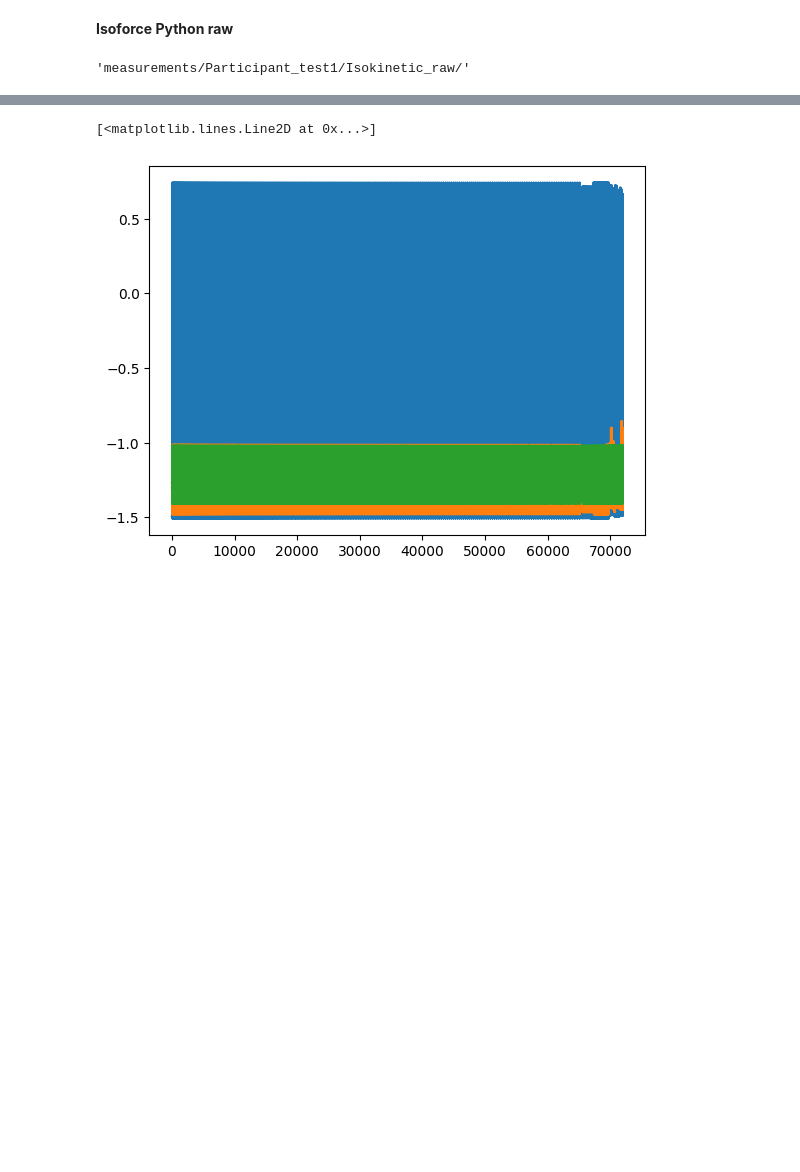
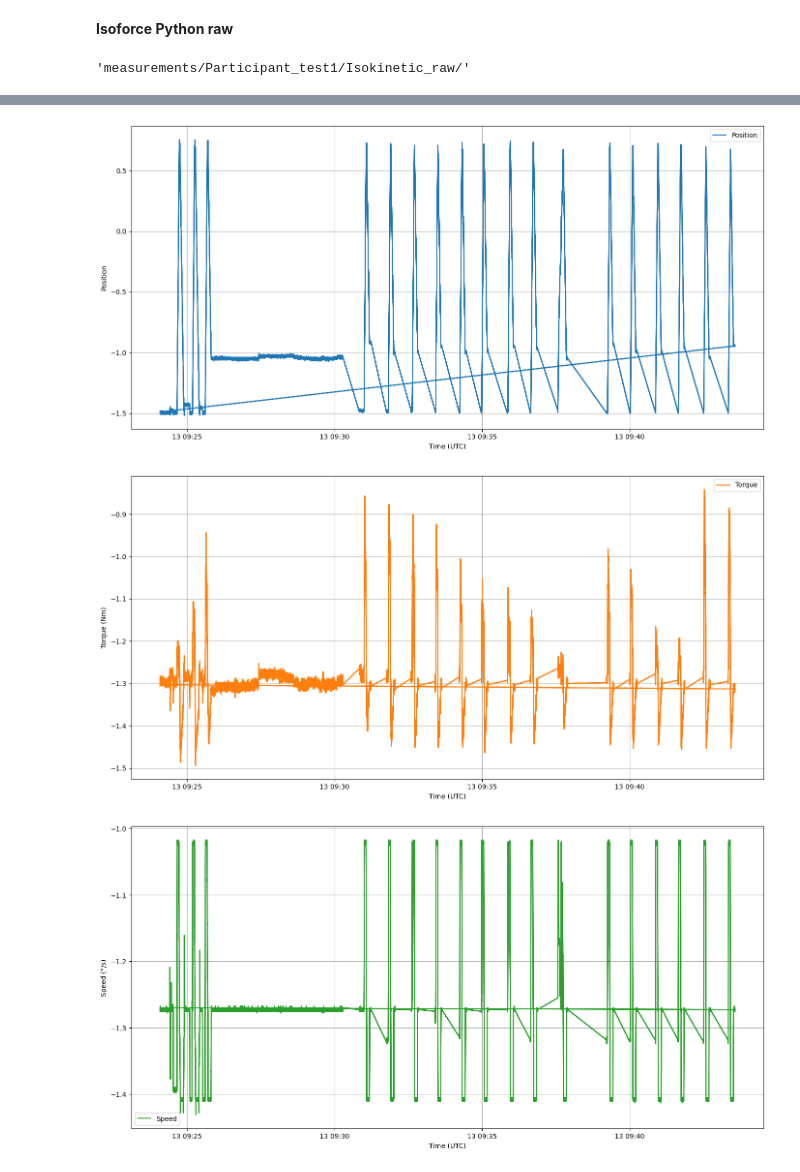
Before and after one commit to EITLabworks/Data-Driven-Force-Estimation-of-the-Thigh-Muscles-using-Electrical-Impedance-Measurements, a Jupyter notebook: postprocessing.ipynb, the cells around one changed output, grey strips where cells are left out. Saved outputs shown, nothing was run; the diff lists cells and outputs as text; code cells hidden in the pictures; blank space fills up the shorter version.

Commit message:
isoforce read

```diff
--- a/postprocessing.ipynb
+++ b/postprocessing.ipynb
@@ -160,7 +122,0 @@ Ch_3 = np.concatenate(Ch_3)
-# %%
-plt.plot(Ch_1[::100])
-plt.plot(Ch_2[::100])
-plt.plot(Ch_3[::100])
-# %% [output]
-[<matplotlib.lines.Line2D at 0x...>]
-[figure, removed]
@@ -166,0 +151,61 @@ plt.plot(Ch_3[::100])
+# %%
+last_file_for_timestamp = {}
+
+for file_name in file_list:
+    timestamp, sample_number = extract_timestamp_and_sample(file_name)
+    last_file_for_timestamp[timestamp] = file_name  # Overwrite with the latest file
+
+for timestamp, last_file in last_file_for_timestamp.items():
+    file_path = os.path.join(part_path.isoforce_py_raw, last_file)
+    data = np.load(file_path, allow_pickle=True)
+
+    # Extract the data for the last file of this timestamp
+    ch_1, ch_2, ch_3 = data["data"]
+    assert len(ch_1) == len(ch_2) == len(ch_3)
+
+    timestamps_start = data["timestamps_start"]
+    timestamps = data["timestamps_current"]
+    sampling_rate = data["sampling_rate"]
+
+    # Expand timestamps for the last sample file
+    timestamps_expanded = [
+        timestamp + timedelta(seconds=(i / sampling_rate)) for i in range(len(ch_1))
+    ]
+
+    # Append the torque and time data
+    all_position.extend(ch_1)
+    all_torque.extend(ch_2)
+    all_speed.extend(ch_3)
+    all_time.extend(timestamps_expanded)
+
+# Plot the aggregated torque over time
+plt.figure(figsize=(14, 7))
+plt.plot(all_time, all_position, label="Position", color="C0")
+plt.xlabel("Time (UTC)")
+plt.ylabel("Position")
+plt.grid(True)
+plt.legend()
+plt.tight_layout()
+plt.show()
+
+plt.figure(figsize=(14, 7))
+plt.plot(all_time, all_torque, label="Torque", color="C1")
+plt.xlabel("Time (UTC)")
+plt.ylabel("Torque (Nm)")
+plt.grid(True)
+plt.legend()
+plt.tight_layout()
+plt.show()
+
+plt.figure(figsize=(14, 7))
+plt.plot(all_time, all_speed, label="Speed", color="C2")
+plt.xlabel("Time (UTC)")
+plt.ylabel("Speed (°/s)")
+plt.grid(True)
+plt.legend()
+plt.tight_layout()
+plt.show()
+# %% [output]
+[figure, added]
+[figure, added]
+[figure, added]
```
Also changed, not shown: parts of 4 cells of this notebook.
